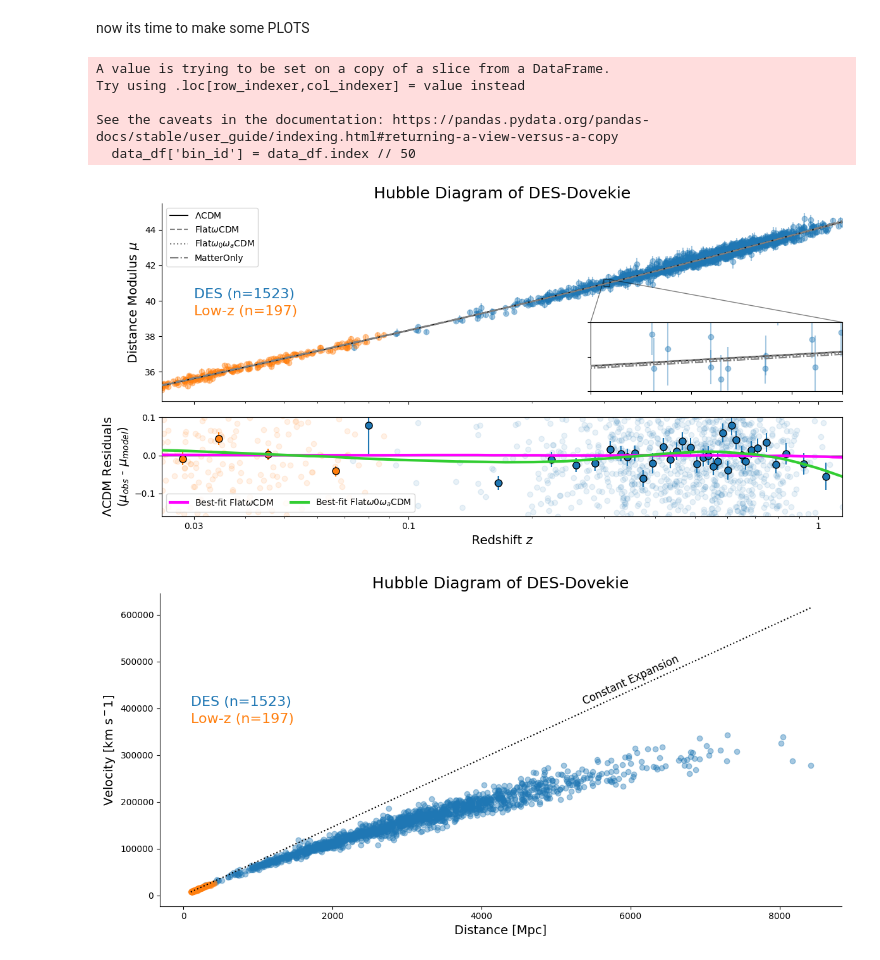
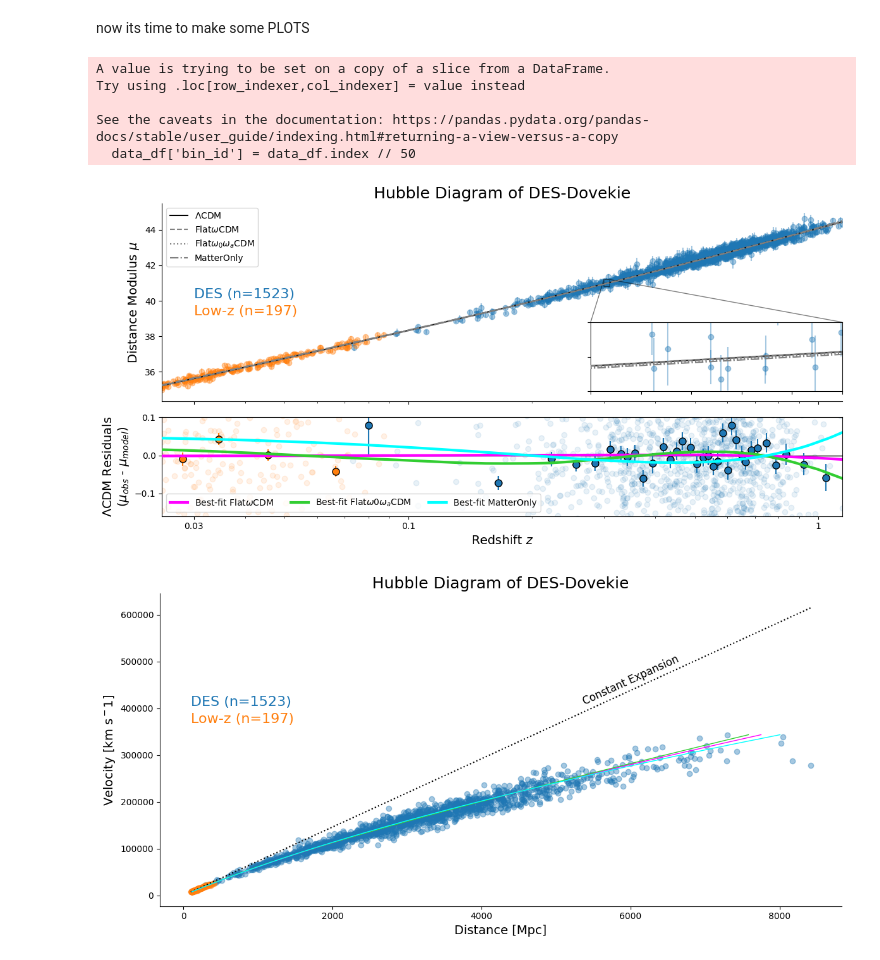
Before and after one commit to MagicalBean/DES_MCMC, a Jupyter notebook: analysis.ipynb, the cells around one changed output. Cells and saved outputs as stored; diff of their text form; code cells hidden in the pictures.

Commit message:
Add chi^2 plots

```diff
--- a/analysis.ipynb
+++ b/analysis.ipynb
@@ -289,35 +297,39 @@ plt.plot(df['zHD'],
          lw=3, color='magenta', label='Best-fit Flat$\omega$CDM', zorder=9)
 
 plt.plot(df['zHD'],
         model_median(fw0wa_sampler.burned, fw0wa_sampler.mu_model_corrected, df['zHD']) - lcdm_best,
          lw=3, color='limegreen', label='Best-fit Flat$\omega0\omega_a$CDM', zorder=9)
 
+plt.plot(df['zHD'],
+        model_median(monly_sampler.burned[['H_0', 'Om_m']], monly_sampler.mu_model_corrected, df['zHD']) - lcdm_best,
+         lw=3, color='cyan', label='Best-fit MatterOnly', zorder=9)
+
 # axes 1 configurations
 ax1.set_title('Hubble Diagram of DES-Dovekie', size=18)
 ax1.set_ylabel('Distance Modulus $\mu$', size=14)
 ax1.text(0.03, 40, f"DES (n={len(high_z)})", color='tab:blue', size=16, ha='left', va='bottom')
 ax1.text(0.03, 39.75, f"Low-z (n={len(low_z)})", color='tab:orange', size=16, ha='left', va='top')
 ax1.set_xscale('log')
 ax1.legend(loc='upper left')
 ax1.spines[['top', 'right']].set_visible(False)
 
 # axes 2 configurations
 ax2.set_ylim(-0.16, 0.1)
 ax2.set_xlim(df['zHD'].min(), df['zHD'].max())
 ax2.set_ylabel(r"$\Lambda$CDM Residuals"+"\n"+"($\mu_{obs}$ - $\mu_{model}$)", size=14)
 ax2.set_xlabel('Redshift $z$', size=14)
-ax2.legend(loc='lower left', ncols=2)
+ax2.legend(loc='lower left', ncols=3)
 ax2.set_xticks([0.03, 0.1, 1], ['0.03', '0.1', '1'])
 
 plt.tight_layout()
 plt.show()
 # %% [output]
 A value is trying to be set on a copy of a slice from a DataFrame.
 Try using .loc[row_indexer,col_indexer] = value instead
 
 See the caveats in the documentation: https://pandas.pydata.org/pandas-docs/stable/user_guide/indexing.html#returning-a-view-versus-a-copy
   data_df['bin_id'] = data_df.index // 50
-[figure, old version]
+[figure, new version]
 # %%
 fig, ax = plt.subplots(figsize=(12, 6))
 
@@ -337,6 +349,18 @@ ax.errorbar(
 d_grid = np.linspace(np.min(10**((df['MU']-25)/5)), np.max(10**((df['MU']-25)/5)), 200)
 ax.plot(d_grid, d_grid * 73, linestyle='dotted', color='black', zorder=9)
 
+ax.plot(mu_to_lum_dist(model_median(fwcdm_sampler.burned, fwcdm_sampler.mu_model_corrected, df['zHD'])),
+        df['zHD']*3e5,
+        lw=1, color='magenta', label='Best-fit Flat$\omega$CDM', zorder=9)
+
+ax.plot(mu_to_lum_dist(model_median(fw0wa_sampler.burned, fw0wa_sampler.mu_model_corrected, df['zHD'])),
+        df['zHD']*3e5,
+        lw=1, color='limegreen', label='Best-fit Flat$\omega0\omega_a$CDM', zorder=9)
+
+ax.plot(mu_to_lum_dist(model_median(monly_sampler.burned[['H_0', 'Om_m']], monly_sampler.mu_model_corrected, df['zHD'])),
+        df['zHD']*3e5,
+        lw=1, color='tab:cyan', label='Best-fit MatterOnly', zorder=9)
+
 rotn = np.degrees(np.arctan2(73*(d_grid[1]-d_grid[0]), d_grid[1]-d_grid[0]))
 ax.annotate('Constant Expansion', xy=(6000, 4.6e5), ha='center', va='center', rotation=rotn, transform_rotates_text=True, fontsize=12)
 
@@ -352,4 +376,4 @@ ax.spines[['top', 'right']].set_visible(False)
 plt.tight_layout()
 plt.show()
 # %% [output]
-[figure, old version]
+[figure, new version]
```
Also changed, not shown: parts of 3 cells of this notebook.
